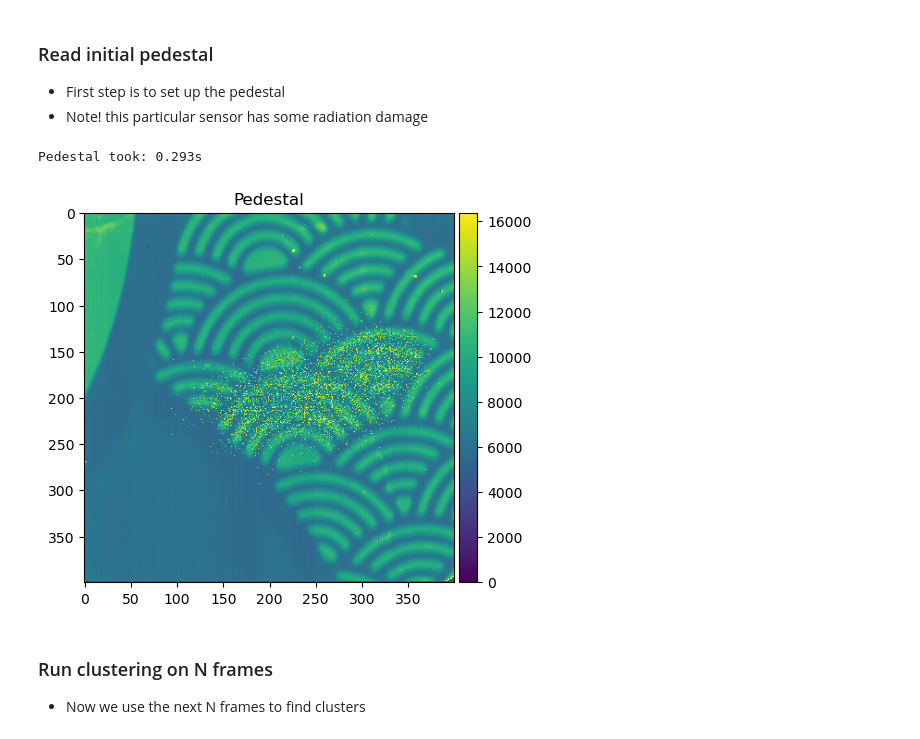
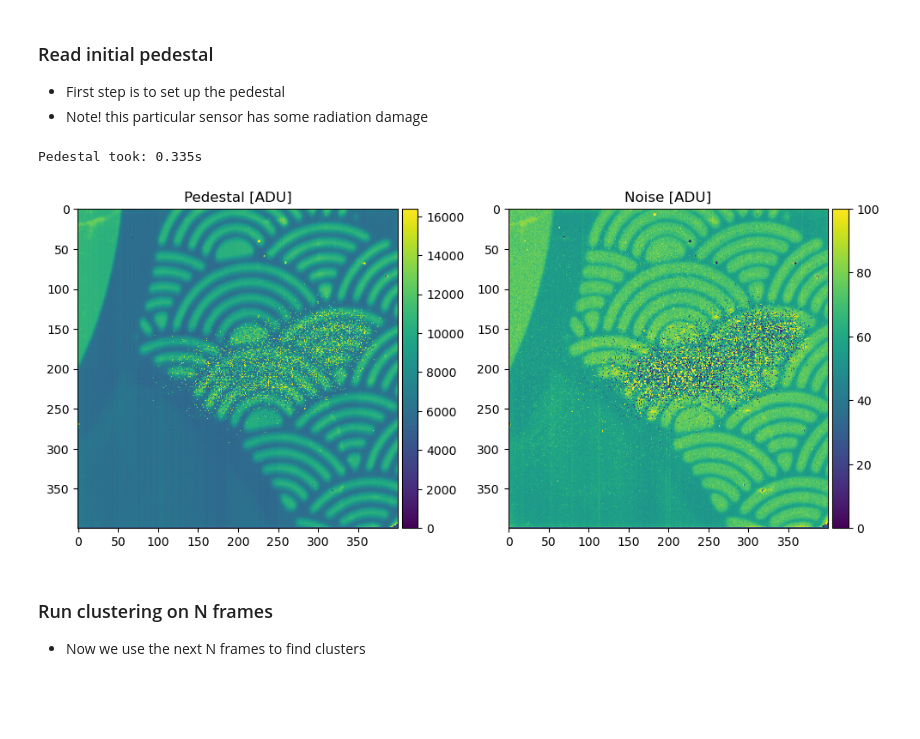
Before and after one commit to slsdetectorgroup/aare-notebooks, a Jupyter notebook: 02-ClusterFinder.ipynb, the cells around one changed output. Cells and saved outputs as stored; diff of their text form; code cells hidden in the pictures; blank space fills up the shorter version.

Commit message:
updated cluster finder examples

```diff
--- a/02-ClusterFinder.ipynb
+++ b/02-ClusterFinder.ipynb
@@ -34,23 +36,31 @@ image_size = (f.rows, f.cols)
 #Read n_frames_pd from f and use them to calculate the
 #initial pedestal
 t0 = time.perf_counter()
-cf = ClusterFinder(image_size, cluster_size)
+cf = ClusterFinder(image_size, cluster_size, capacity = 3000000)
 for i in range(n_frames_pd):
     cf.push_pedestal_frame(f.read_frame())
 elapsed_t = time.perf_counter()-t0
 print(f'Pedestal took: {elapsed_t:.3f}s')
 # %% [output]
-Pedestal took: 0.293s
+Pedestal took: 0.335s
 # %%
 #plot the pedestal including colorbar
-fig, ax = plt.subplots()
-im = ax.imshow(cf.pedestal())
-divider = make_axes_locatable(ax)
+fig, ax = plt.subplots(1,2, figsize = (10,5))
+im = ax[0].imshow(cf.pedestal())
+divider = make_axes_locatable(ax[0])
 cax = divider.append_axes("right", size="5%", pad=0.05)
 plt.colorbar(im, cax=cax)
-ax.set_title('Pedestal');
+ax[0].set_title('Pedestal [ADU]');
+
+im = ax[1].imshow(cf.noise())
+divider = make_axes_locatable(ax[1])
+cax = divider.append_axes("right", size="5%", pad=0.05)
+plt.colorbar(im, cax=cax)
+im.set_clim(0,100)
+ax[1].set_title('Noise [ADU]');
+fig.tight_layout()
 # %% [output]
-[figure, old version]
+[figure, new version]
 # %% [markdown]
 ### Run clustering on N frames
 
```
Also changed, not shown: parts of 10 cells of this notebook.
